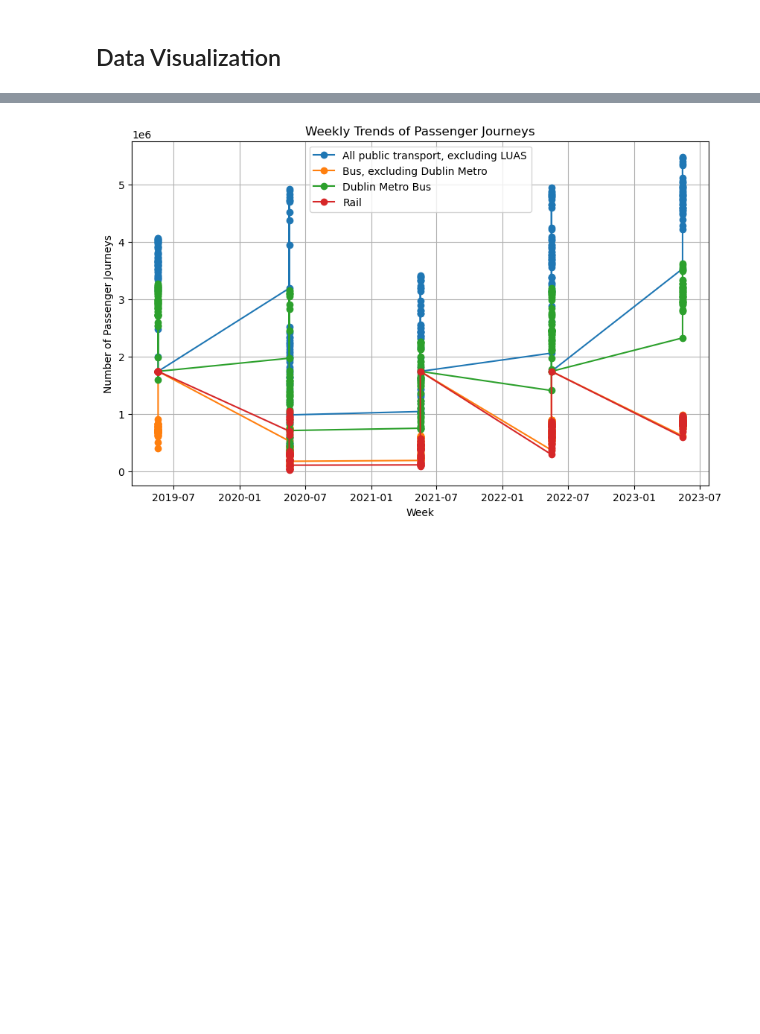
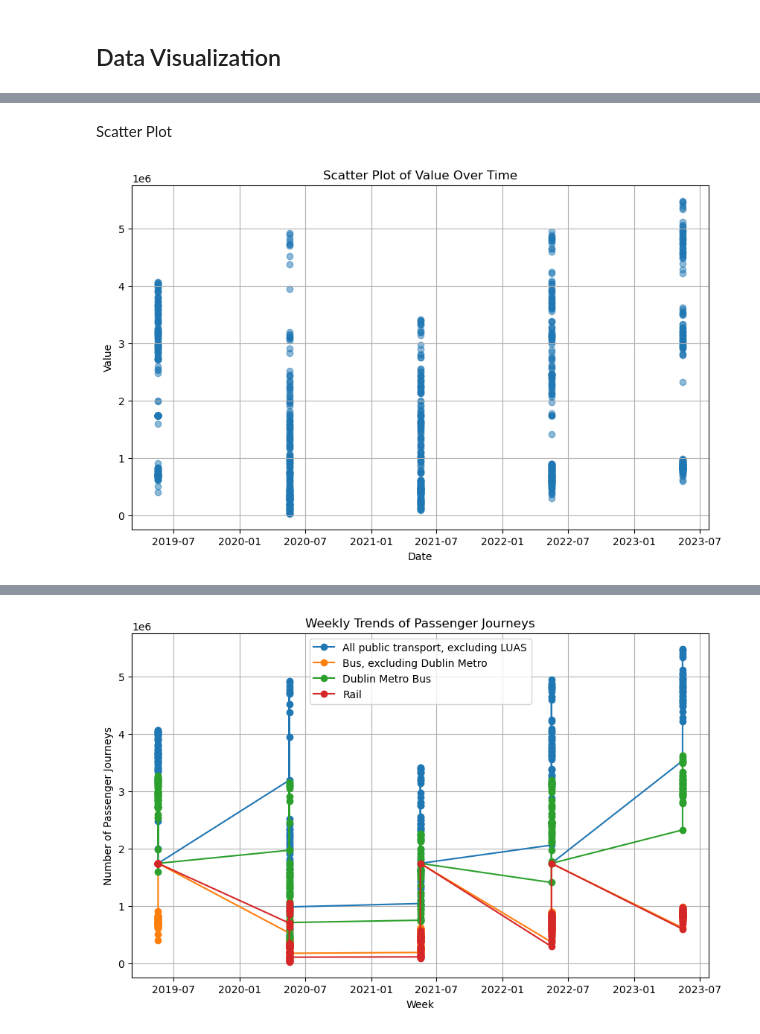
Before and after one commit to SedaColasan/Transport, a Jupyter notebook: transport.ipynb, the cells around one changed output, grey strips where cells are left out. Drawn from its saved outputs; the diff is of its cells as text; code cells hidden in the pictures; blank space fills up the shorter version.

```diff
--- a/transport.ipynb
+++ b/transport.ipynb
@@ -183,0 +255,17 @@ dtype: int64
+# %% [markdown]
+Scatter Plot
+# %%
+# Assuming df is your DataFrame with the provided dataset
+# If 'date' is not already in datetime format, convert it
+ireland['Week'] = pd.to_datetime(ireland['Week'])
+
+# Plot scatter plot
+plt.figure(figsize=(10, 6))
+plt.scatter(ireland['Week'], ireland['VALUE'], alpha=0.5)
+plt.title('Scatter Plot of Value Over Time')
+plt.xlabel('Date')
+plt.ylabel('Value')
+plt.grid(True)
+plt.show()
+# %% [output]
+[figure, added]
```
Also changed, not shown: parts of 47 cells of this notebook, 1 other file.
